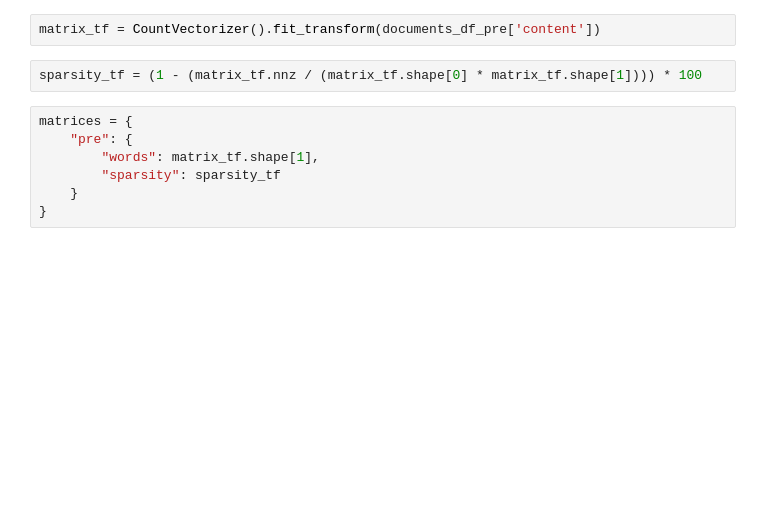
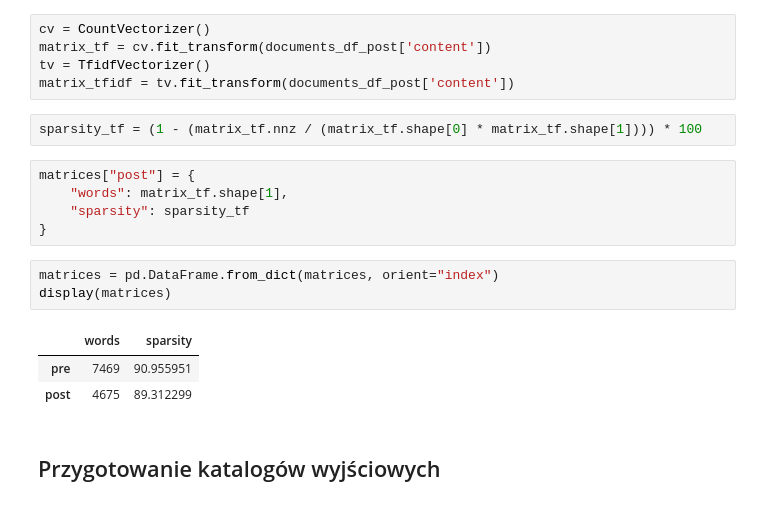
Before and after one commit to aleksanderpasternak/TextMining, a Jupyter notebook: text_mining.ipynb, the cells around one changed output. Saved outputs shown, nothing was run; the diff lists cells and outputs as text; blank space fills up the shorter version.

```diff
--- a/text_mining.ipynb
+++ b/text_mining.ipynb
@@ -98,11 +221,21 @@ documents_df_pre = pd.DataFrame.from_dict(documents_dict, orient='index', column
 # %%
-matrix_tf = CountVectorizer().fit_transform(documents_df_pre['content'])
+cv = CountVectorizer()
+matrix_tf = cv.fit_transform(documents_df_post['content'])
+tv = TfidfVectorizer()
+matrix_tfidf = tv.fit_transform(documents_df_post['content'])
 # %%
 sparsity_tf = (1 - (matrix_tf.nnz / (matrix_tf.shape[0] * matrix_tf.shape[1]))) * 100
 # %%
-matrices = {
-    "pre": {
-        "words": matrix_tf.shape[1],
-        "sparsity": sparsity_tf
-    }
+matrices["post"] = {
+    "words": matrix_tf.shape[1],
+    "sparsity": sparsity_tf
 }
+# %%
+matrices = pd.DataFrame.from_dict(matrices, orient="index")
+display(matrices)
+# %% [output]
+|  | words | sparsity |
+| pre | 7469 | 90.955951 |
+| post | 4675 | 89.312299 |
+# %% [markdown]
+## Przygotowanie katalogów wyjściowych
```
Also changed, not shown: parts of 31 cells of this notebook, 58 other files.
